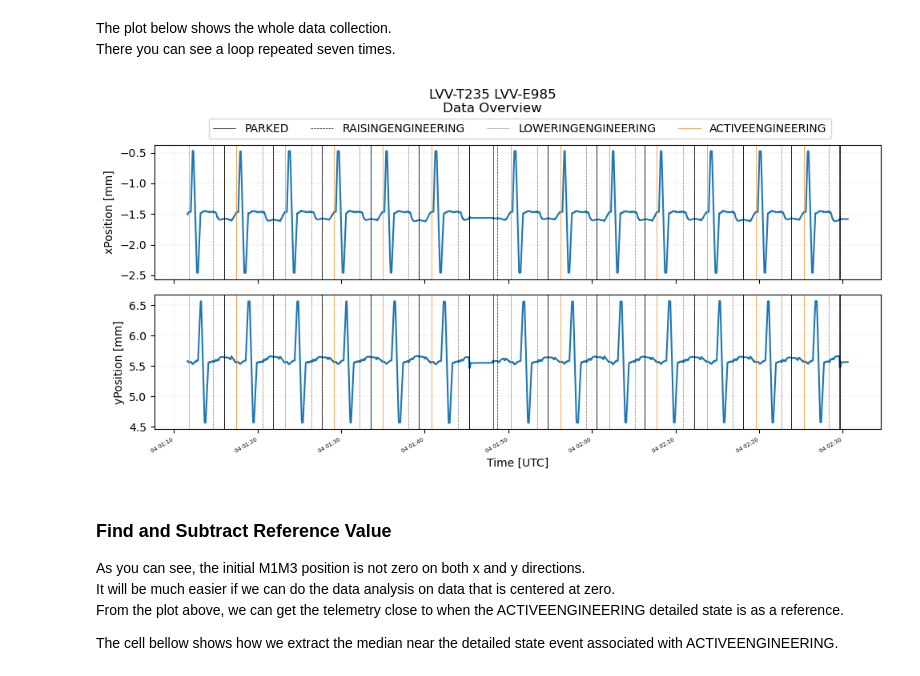
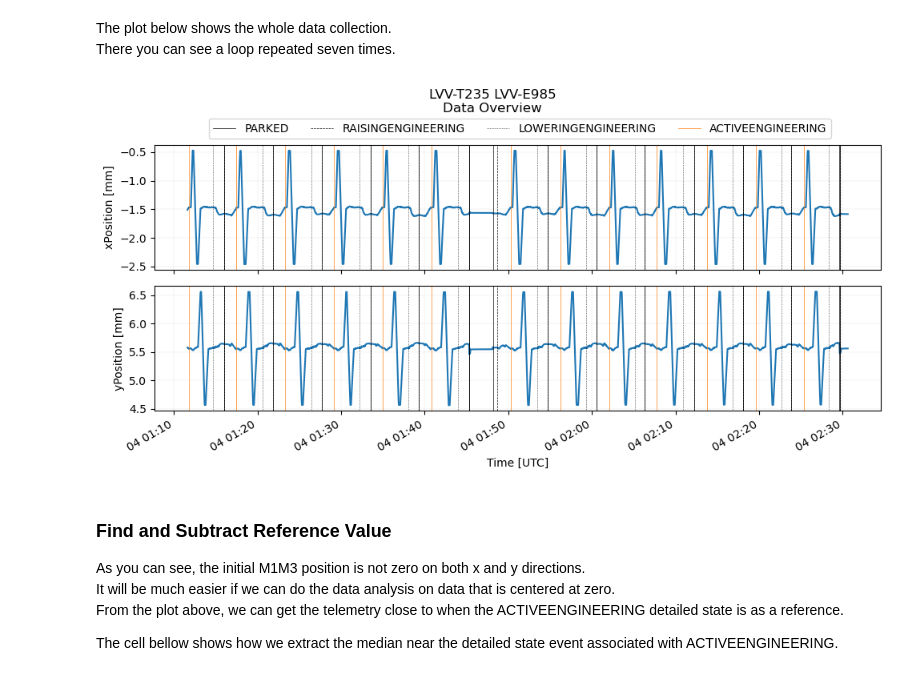
Before and after one commit to lsst-sitcom/notebooks_vandv, a Jupyter notebook: notebooks/tel_and_site/subsys_req_ver/m1m3/LVV-T235-SITCOM-810.ipynb, the cells around one changed output. Saved outputs shown, nothing was run; the diff lists cells and outputs as text; code cells hidden in the pictures.

Commit message:
adjust plot label size

```diff
--- a/notebooks/tel_and_site/subsys_req_ver/m1m3/LVV-T235-SITCOM-810.ipynb
+++ b/notebooks/tel_and_site/subsys_req_ver/m1m3/LVV-T235-SITCOM-810.ipynb
@@ -107,6 +107,8 @@ df_HPState.index = pd.to_datetime(df_HPState.index, unit="s")
 The plot below shows the whole data collection.
 There you can see a loop repeated seven times.
 # %%
+plt.rc('xtick', labelsize=10)
+
 title = f"{test_case} {test_exec}\nData Overview"
 fig, axs = plt.subplots(num=title, nrows=2, sharex=True, figsize=(10, 5))
 
@@ -121,34 +123,34 @@ for i, label in enumerate(pos_columns):
 
     for idx in when_parked:
         l1 = ax.axvline(idx, lw="0.5", c="k")
 
     for idx in when_rasing:
         l2 = ax.axvline(idx, lw="0.5", c="k", ls="--")
 
     for idx in when_lowering:
         l3 = ax.axvline(idx, lw="0.5", c="k", ls=":")
 
     for idx in when_active:
         l4 = ax.axvline(idx, lw="0.5", c="C1", ls="-")
 
     ax.grid(":", lw=0.1)
     ax.set_xlabel("Time [UTC]")
     ax.set_ylabel(f"{label} [mm]")
 
 fig.legend(
     [l1, l2, l3, l4],
     ["PARKED", "RAISINGENGINEERING", "LOWERINGENGINEERING", "ACTIVEENGINEERING"],
     ncols=4,
     loc="upper right",
     bbox_to_anchor=(0.93, 0.92)
 )
 fig.suptitle(title + "\n")
 fig.autofmt_xdate()
 fig.tight_layout()
 
 plt.show()
 # %% [output]
-[figure, old version]
+[figure, new version]
 # %% [markdown]
 ### Find and Subtract Reference Value
 
```
Also changed, not shown: parts of 2 cells of this notebook.
